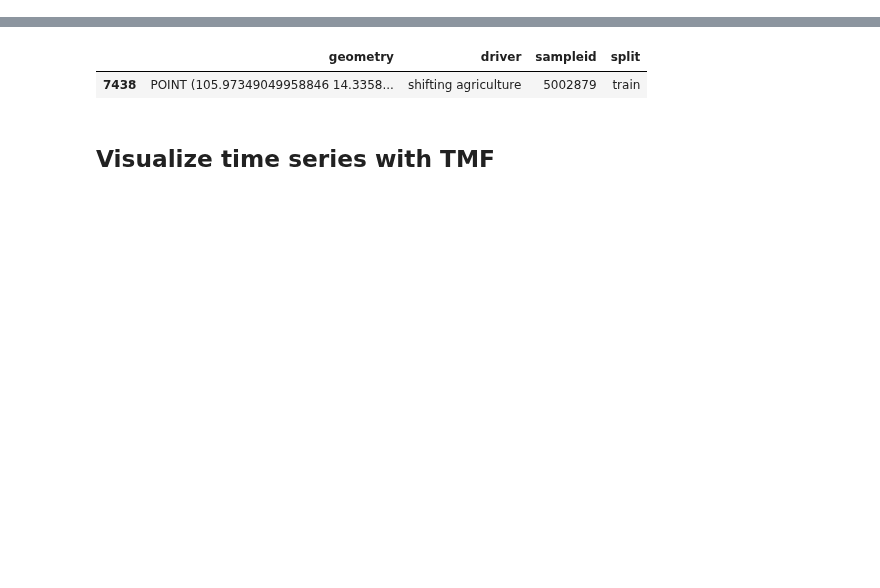
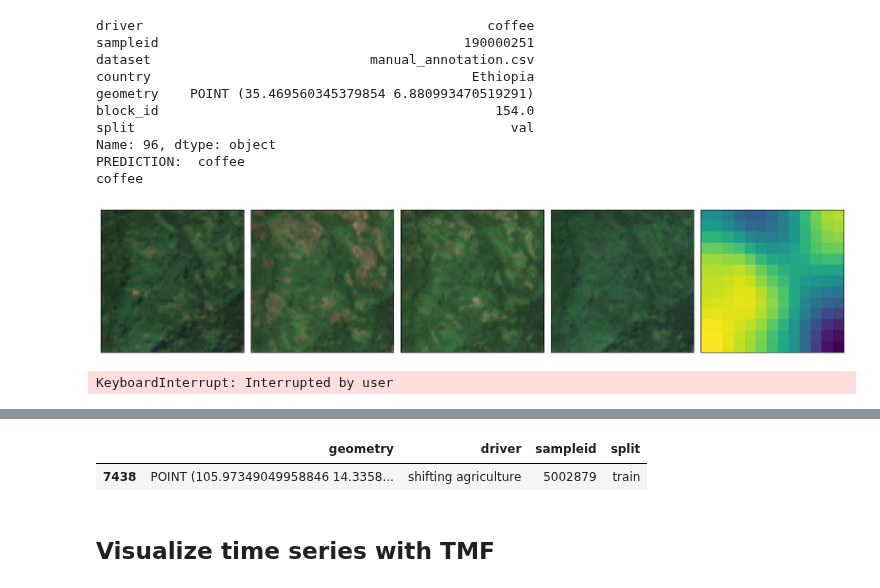
Before and after one commit to janpisl/location-encoding, a Jupyter notebook: notebooks/visualize_data.ipynb, the cells around one changed output, grey strips where cells are left out. Saved outputs shown, nothing was run; the diff lists cells and outputs as text; code cells hidden in the pictures; blank space fills up the shorter version.

```diff
--- a/notebooks/visualize_data.ipynb
+++ b/notebooks/visualize_data.ipynb
@@ -26,7 +26,6 @@ with open(config_path) as source:
 # %%
 # fetch dataloaders
 dataloaders = dataloader.fetch_dataloader(
-    ['train', 'val'], config)
-train_dl = dataloaders['train']
+    ['val'], config)
 val_dl = dataloaders['val']
 # %%
@@ -60,0 +114,26 @@ def plot_images(data, label):
+# %%
+for _i, row in val_dl.dataset.img_labels.loc[val_dl.dataset.img_labels.country == 'Ethiopia'].iterrows():
+    i = row.name
+    print(val_dl.dataset.img_labels.iloc[i])
+    print('PREDICTION: ', xx.loc[xx.sampleid == row.sampleid].preds.values[0])
+    x, label = val_dl.dataset.__getitem__(i)
+    ts, loc, expansion_rates, forestloss = x
+
+    plot_images_with_tmf(ts, forestloss, label= inverse_label_mapping[label])
+
+    _waitforinput = input()
+
+    clear_output(wait=True)
+# %% [output]
+driver                                            coffee
+sampleid                                       190000251
+dataset                            manual_annotation.csv
+country                                         Ethiopia
+geometry    POINT (35.469560345379854 6.880993470519291)
+block_id                                           154.0
+split                                                val
+Name: 96, dtype: object
+PREDICTION:  coffee
+coffee
+[figure, added]
+KeyboardInterrupt: Interrupted by user
```
Also changed, not shown: parts of 10 cells of this notebook, 13 other files.
